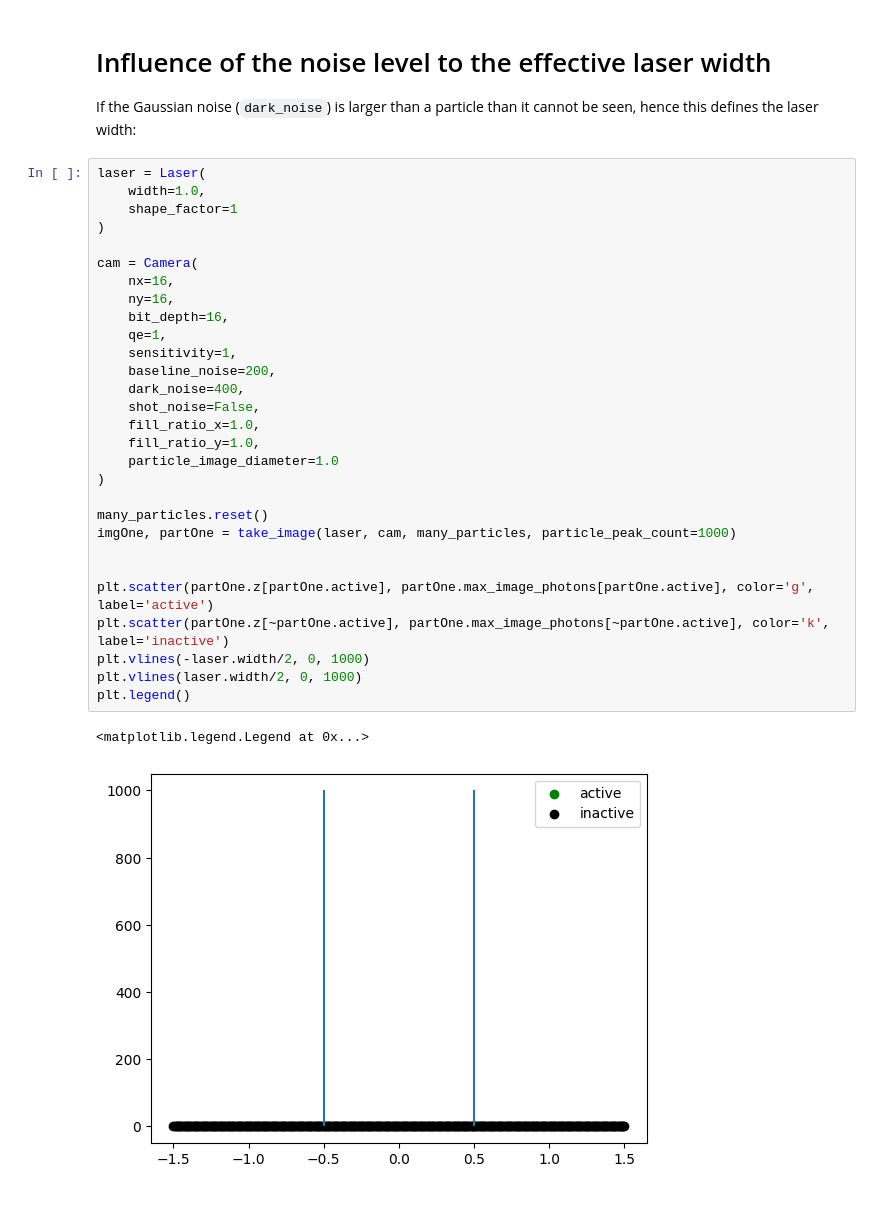
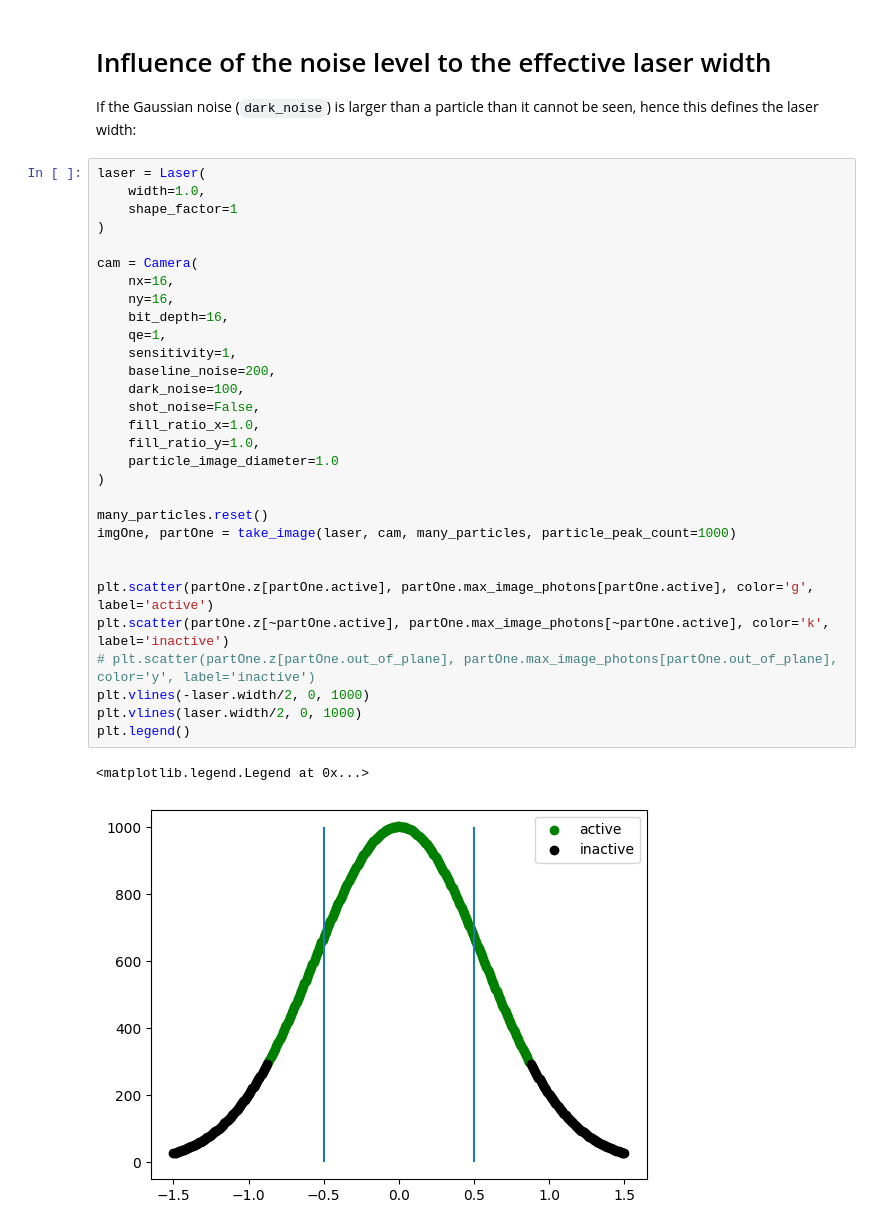
Before and after one commit to matthiasprobst/synpivimage, a Jupyter notebook: examples/laser_profile.ipynb, the cells around one changed output. Saved outputs shown, nothing was run; the diff lists cells and outputs as text.

```diff
--- a/examples/laser_profile.ipynb
+++ b/examples/laser_profile.ipynb
@@ -99,34 +99,35 @@ If the Gaussian noise (`dark_noise`) is larger than a particle than it cannot be
 # %%
 laser = Laser(
     width=1.0,
     shape_factor=1
 )
 
 cam = Camera(
     nx=16,
     ny=16,
     bit_depth=16,
     qe=1,
     sensitivity=1,
     baseline_noise=200,
-    dark_noise=400,
+    dark_noise=100,
     shot_noise=False,
     fill_ratio_x=1.0,
     fill_ratio_y=1.0,
     particle_image_diameter=1.0
 )
 
 many_particles.reset()
 imgOne, partOne = take_image(laser, cam, many_particles, particle_peak_count=1000)
 
 
 plt.scatter(partOne.z[partOne.active], partOne.max_image_photons[partOne.active], color='g', label='active')
 plt.scatter(partOne.z[~partOne.active], partOne.max_image_photons[~partOne.active], color='k', label='inactive')
+# plt.scatter(partOne.z[partOne.out_of_plane], partOne.max_image_photons[partOne.out_of_plane], color='y', label='inactive')
 plt.vlines(-laser.width/2, 0, 1000)
 plt.vlines(laser.width/2, 0, 1000)
 plt.legend()
 # %% [output]
 <matplotlib.legend.Legend at 0x...>
-[figure, old version]
+[figure, new version]
 # %%
 one_particle = Particles(
```
Also changed, not shown: parts of 3 cells of this notebook, 1 other file.
